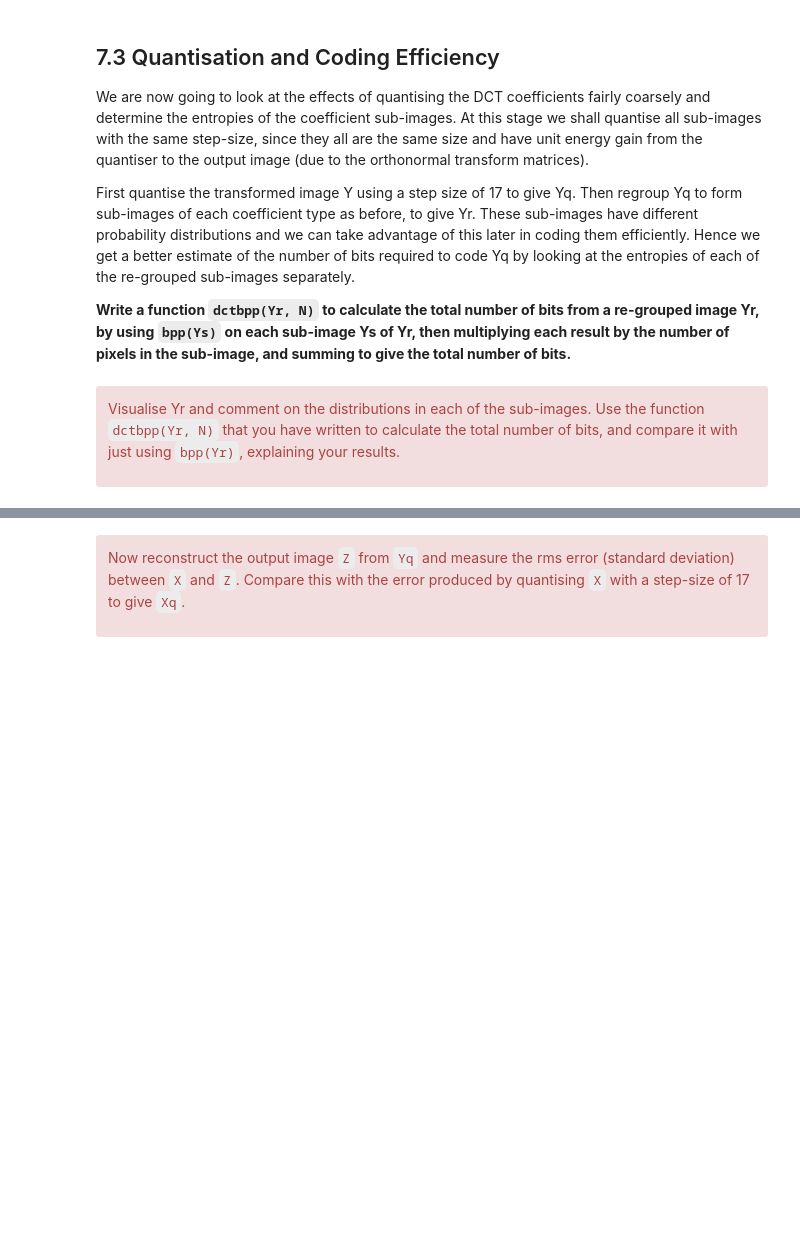
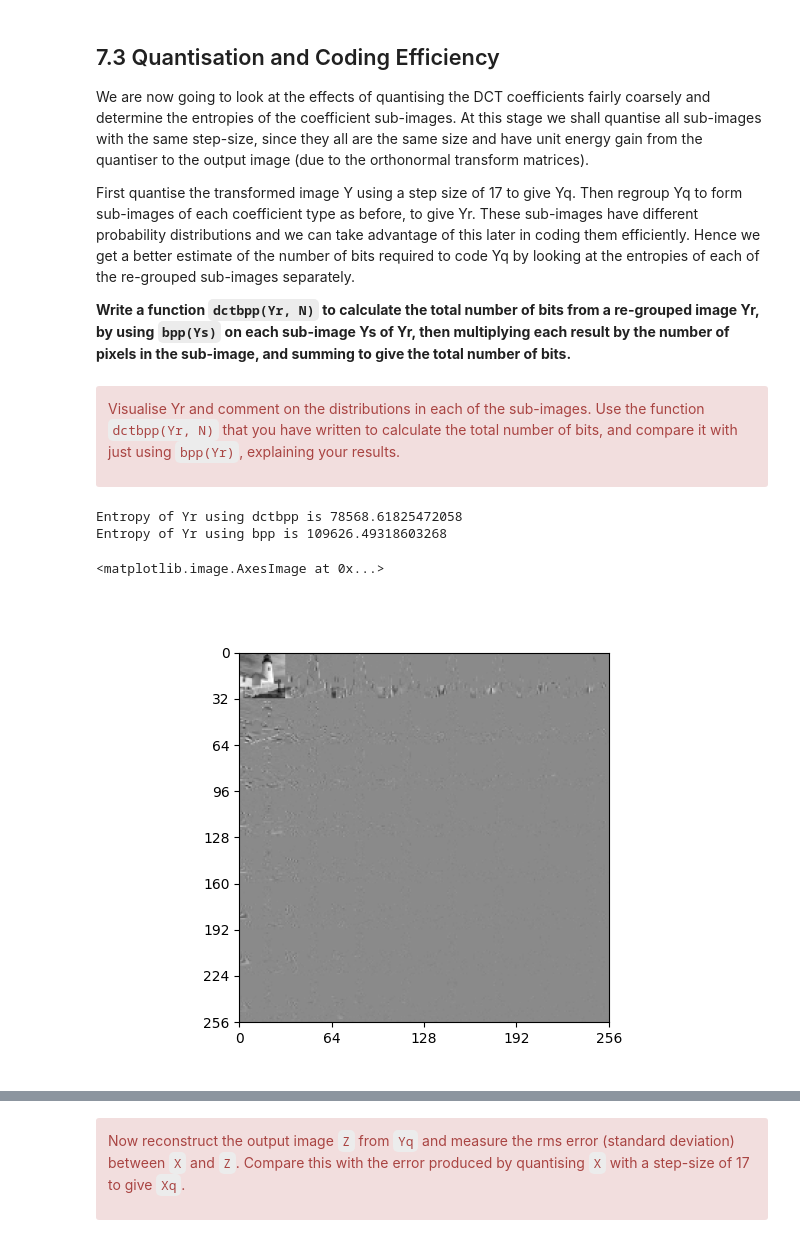
Before and after one commit to edwardtownsend/sf2, a Jupyter notebook: 7-the-discrete-cosine-transform.ipynb, the cells around one changed output, grey strips where cells are left out. Drawn from its saved outputs; the diff is of its cells as text; code cells hidden in the pictures; blank space fills up the shorter version.

```diff
--- a/7-the-discrete-cosine-transform.ipynb
+++ b/7-the-discrete-cosine-transform.ipynb
@@ -264,3 +316,19 @@ def dctbpp(Yr, N):
+# %%
+from cued_sf2_lab.laplacian_pyramid import bpp, quantise
+
+def dctbpp(Yr, N):
+    m, n = Yr.shape
+    if m % N != 0:
+        raise ValueError('Height/width of Yr not multiple of N')
+
+    entropy_sum = 0
+    for i in range(0, m, N):
+        for j in range(0, n, N):
+            sub_img = Yr[i:i+N, j:j+N]
+            sub_img_ent = bpp(sub_img) * sub_img.size
+            entropy_sum += sub_img_ent
+
+    return entropy_sum
 # %% [markdown]
 <div class="alert alert-block alert-danger">
 
@@ -271,0 +338,18 @@ Visualise Yr and comment on the distributions in each of the sub-images. Use the
+# %%
+Yq = quantise(Y, 17)
+N = 8
+Yr = regroup(Yq, N)
+Yr_entropy = dctbpp(Yr, N)
+print(f"Entropy of Yr using dctbpp is {Yr_entropy}")
+
+Yr_entropy_bpp = bpp(Yr)*Yr.size
+print(f"Entropy of Yr using bpp is {Yr_entropy_bpp}")
+
+# Your code here
+fig, ax = plt.subplots()
+plot_image(Yr, ax=ax)
+# %% [output]
+Entropy of Yr using dctbpp is 78568.61825472058
+Entropy of Yr using bpp is 109626.49318603268
+<matplotlib.image.AxesImage at 0x...>
+[figure, added]
```
Also changed, not shown: parts of 38 cells of this notebook, 5 other files.
